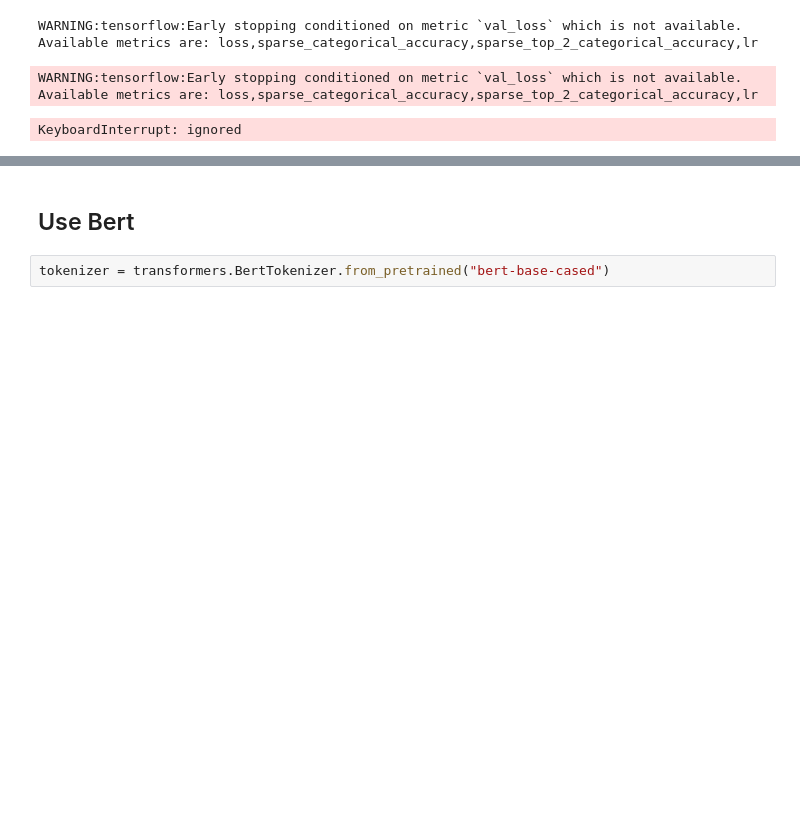
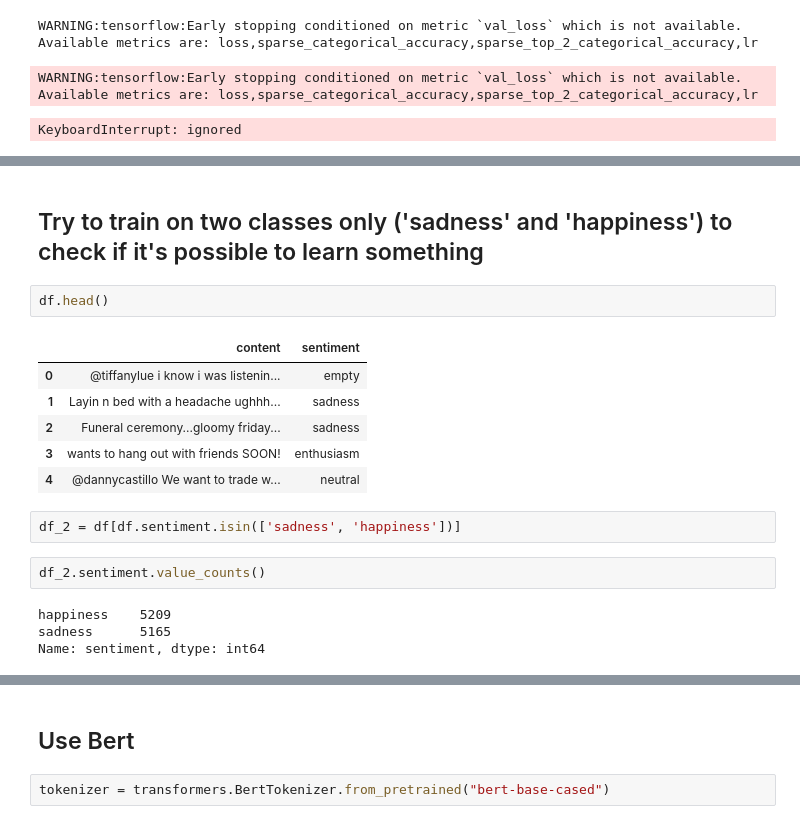
Before and after one commit to laume/nlp_emotions, a Jupyter notebook: emotion.ipynb, the cells around one changed output, grey strips where cells are left out. Cells and saved outputs as stored; diff of their text form; blank space fills up the shorter version.

```diff
--- a/emotion.ipynb
+++ b/emotion.ipynb
@@ -709,0 +803,19 @@ KeyboardInterrupt: ignored
+# %% [markdown]
+## Try to train on two classes only ('sadness' and 'happiness') to check if it's possible to learn something
+# %%
+df.head()
+# %% [output]
+|  | content | sentiment |
+| 0 | @tiffanylue i know i was listenin... | empty |
+| 1 | Layin n bed with a headache ughhh... | sadness |
+| 2 | Funeral ceremony...gloomy friday... | sadness |
+| 3 | wants to hang out with friends SOON! | enthusiasm |
+| 4 | @dannycastillo We want to trade w... | neutral |
+# %%
+df_2 = df[df.sentiment.isin(['sadness', 'happiness'])]
+# %%
+df_2.sentiment.value_counts()
+# %% [output]
+happiness    5209
+sadness      5165
+Name: sentiment, dtype: int64
```
Also changed, not shown: parts of 32 cells of this notebook.
